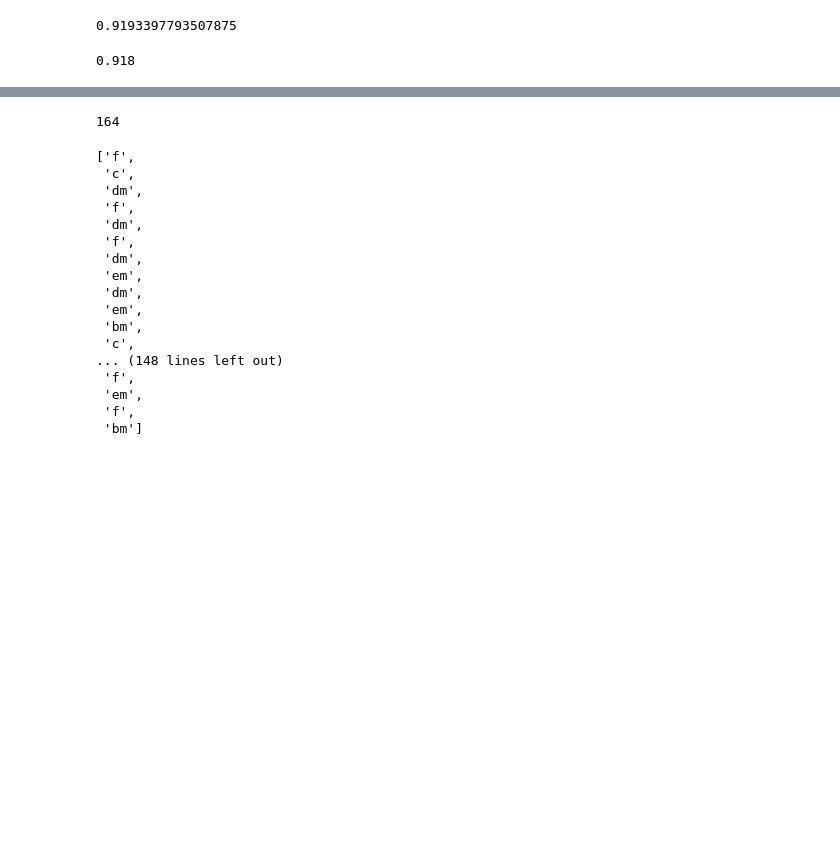
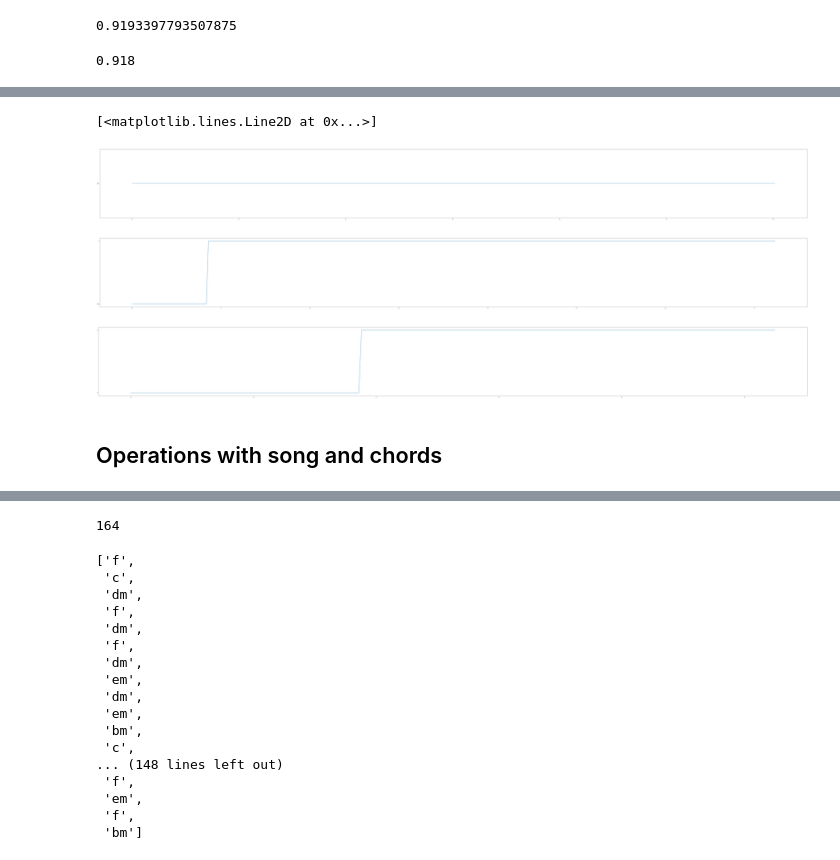
Before and after one commit to Abvbobko/chords_recognition, a Jupyter notebook: chords_recognition.ipynb, the cells around one changed output, grey strips where cells are left out. Drawn from its saved outputs; the diff is of its cells as text; code cells hidden in the pictures; blank space fills up the shorter version.

```diff
--- a/chords_recognition.ipynb
+++ b/chords_recognition.ipynb
@@ -382,0 +419,18 @@ recall_score(y_test, y_pred, average="weighted")
+# %%
+am_mapped = clear_chords(am_mapped, am_time)
+f_mapped = clear_chords(f_mapped, f_time)
+c_mapped = clear_chords(c_mapped, c_time)
+# %%
+plt.figure(figsize=(100,10))
+plt.plot(am_time, am_mapped)
+plt.figure(figsize=(100,10))
+plt.plot(f_time, f_mapped)
+plt.figure(figsize=(100,10))
+plt.plot(c_time, c_mapped)
+# %% [output]
+[<matplotlib.lines.Line2D at 0x...>]
+[figure, added]
+[figure, added]
+[figure, added]
+# %% [markdown]
+## Operations with song and chords
```
Also changed, not shown: parts of 42 cells of this notebook.
